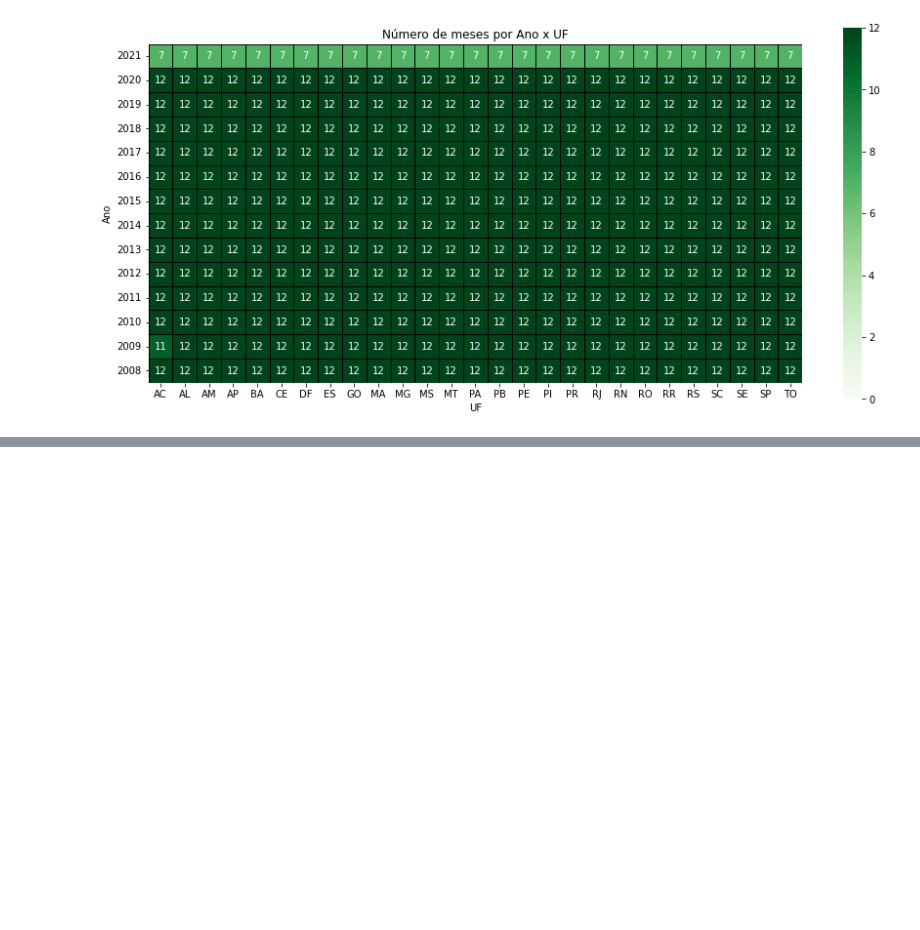
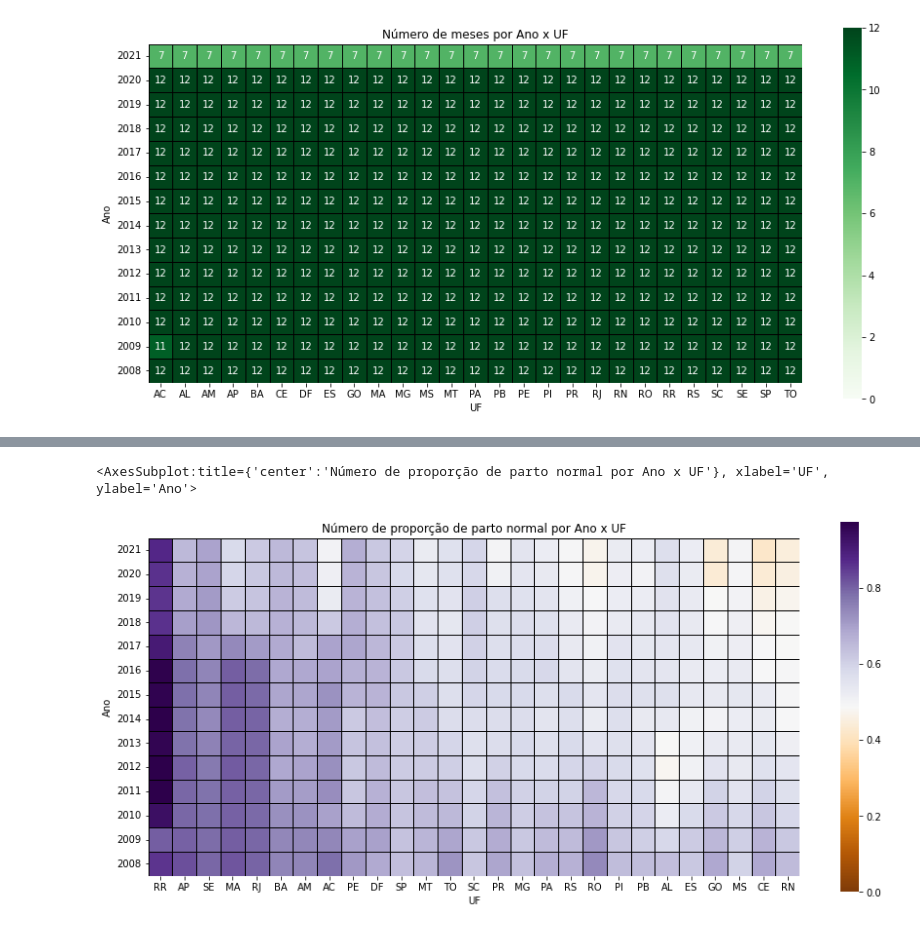
Before and after one commit to lucaslopes/gestantes, a Jupyter notebook: notebook.ipynb, the cells around one changed output, grey strips where cells are left out. Cells and saved outputs as stored; diff of their text form; code cells hidden in the pictures; blank space fills up the shorter version.

```diff
--- a/notebook.ipynb
+++ b/notebook.ipynb
@@ -45,0 +39,6 @@ data_plot.heatmap(meses_faltantes)
+# %%
+cls_map = data_info.calc_prop(sihsus)
+data_plot.heatmap(cls_map, value='proporção de parto normal', cmap='PuOr')
+# %% [output]
+<AxesSubplot:title={'center':'Número de proporção de parto normal por Ano x UF'}, xlabel='UF', ylabel='Ano'>
+[figure, added]
```
Also changed, not shown: parts of 8 cells of this notebook, 2 other files.
